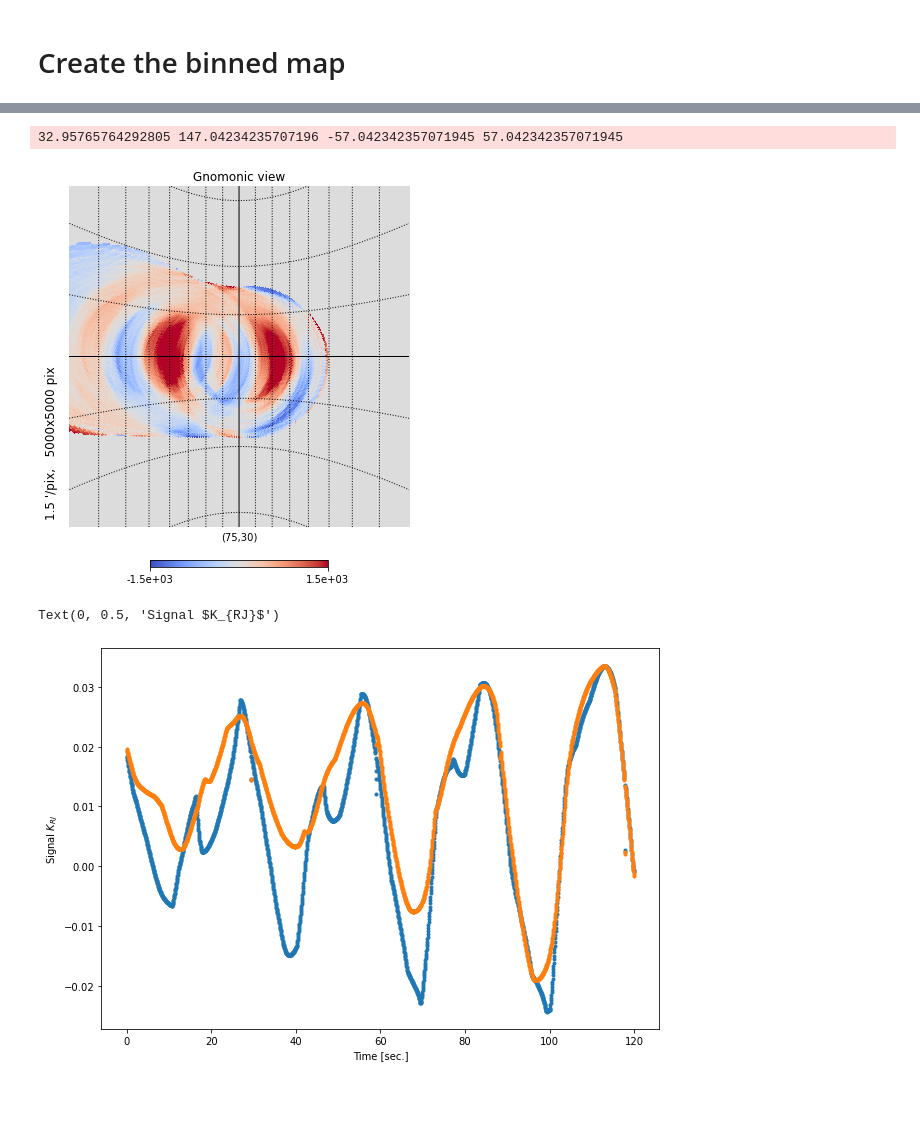
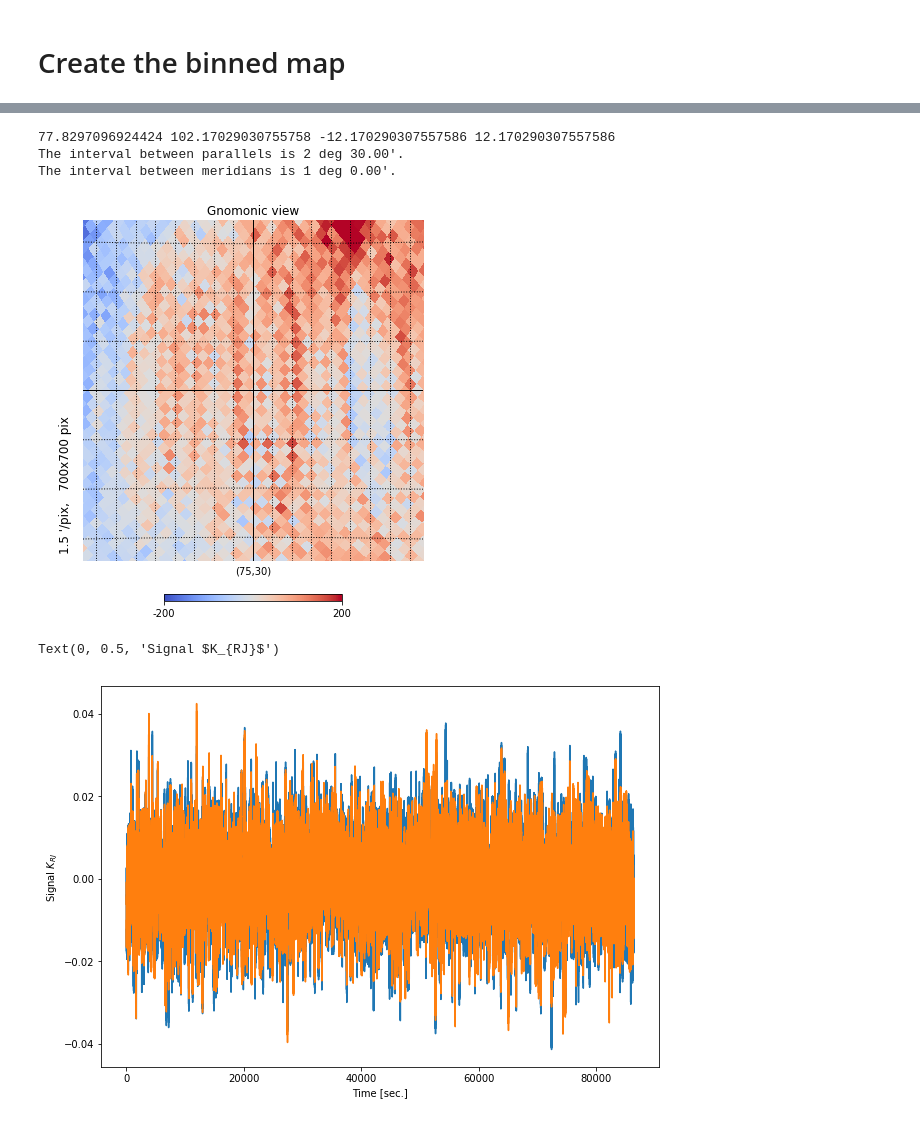
Before and after one commit to cmbgroundbased/cal, a Jupyter notebook: cookbook/Simulation_STRIP.ipynb, the cells around one changed output, grey strips where cells are left out. Drawn from its saved outputs; the diff is of its cells as text; code cells hidden in the pictures; blank space fills up the shorter version.

```diff
--- a/cookbook/Simulation_STRIP.ipynb
+++ b/cookbook/Simulation_STRIP.ipynb
@@ -121,8 +121,8 @@ def load_focalplane(args, comm):
 class args:
     # Required arguments
     ces_name = "Test-scan"
-    ces_start_time = "2022,1,1,0,0,0"
-    ces_stop_time = "2022,1,1,3,0,0"
+    ces_start_time = "2022,7,1,0,0,0"
+    ces_stop_time = "2022,7,2,0,0,0"
     sample_rate = 20
     el_mode_rate = 0.001
     el_mod_amplitude = 1.0
@@ -596,9 +610,11 @@ hp.graticule()
 # %%
-hp.gnomview(output_map, rot=(75,30), xsize=5000, ysize=5000, cmap="coolwarm", min=-1500, max=1500, nest=True)
+hp.gnomview(output_map, rot=(75,30), xsize=700, ysize=700, cmap="coolwarm", min=-200, max=200, nest=True)
 hp.graticule()
 # %% [output]
-32.95765764292805 147.04234235707196 -57.042342357071945 57.042342357071945
+77.8297096924424 102.17029030755758 -12.170290307557586 12.170290307557586
+The interval between parallels is 2 deg 30.00'.
+The interval between meridians is 1 deg 0.00'.
-[figure, old version]
+[figure, new version]
 # %%
 O2 = moving_average(data.obs[0]['tod'].cache.reference('atm_O2')*10E-6, N_sample)
 B4 = moving_average(data.obs[0]['tod'].cache.reference('atm_B4')*10E-6, N_sample)
@@ -618,14 +635,14 @@ Y6 = moving_average(data.obs[0]['tod'].cache.reference('atm_Y6')*10E-6, N_sample
 time = np.linspace(0, len(R3), len(R3))/20.0 # sec.
 
 plt.figure(figsize=(10, 7))
-plt.plot(time[:120*20], R3[:120*20], '.')
-plt.plot(time[:120*20], Y6[:120*20], '.')
+plt.plot(time, R3, '-')
+plt.plot(time, Y6, '-')
 
 plt.xlabel("Time [sec.]")
 plt.ylabel("Signal $K_{RJ}$")
 # %% [output]
 Text(0, 0.5, 'Signal $K_{RJ}$')
-[figure, old version]
+[figure, new version]
 # %%
 # plt.figure(figsize=(10, 7))
 # plt.plot([0, 1, 2, 3, 4, 5, 6, 7], [np.median(R3), np.median(R0), np.median(R6), np.median(I2), np.median(I1), np.median(Y3), np.median(Y0), np.median(Y6)], '.')
```
Also changed, not shown: parts of 26 cells of this notebook, 2 other files.
